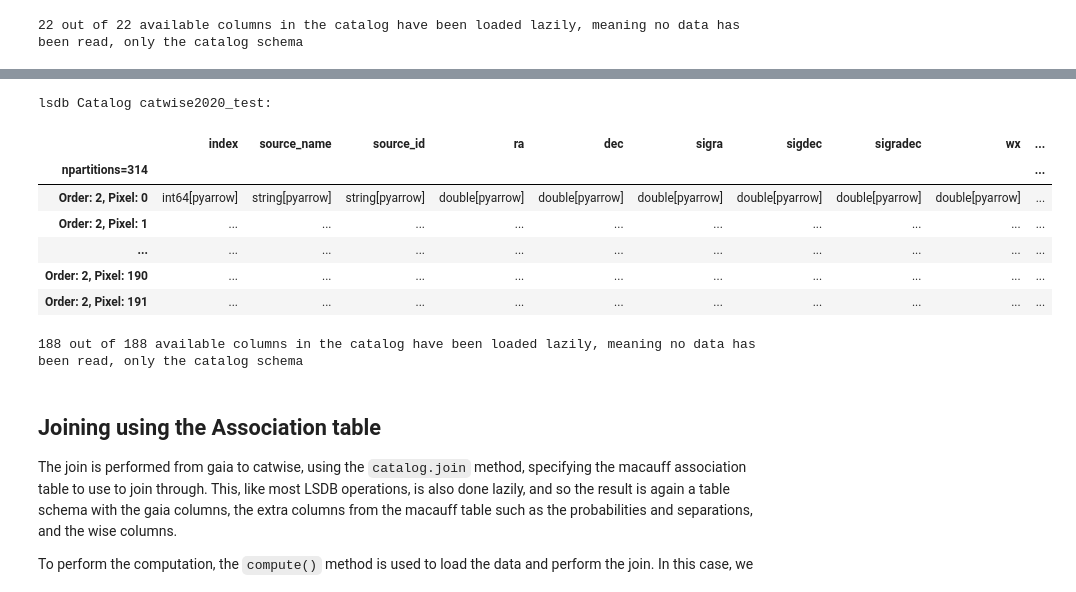
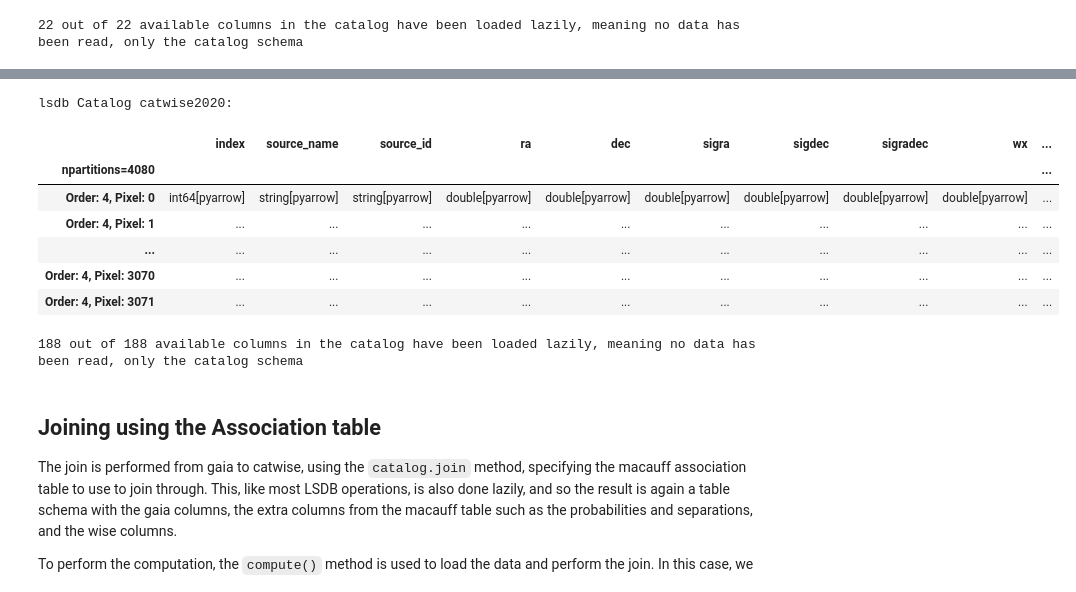
Before and after one commit to macauff/lsdb_macauff, a Jupyter notebook: nb/macauff_association.ipynb, the cells around one changed output, grey strips where cells are left out. Drawn from its saved outputs; the diff is of its cells as text; code cells hidden in the pictures.

```diff
--- a/nb/macauff_association.ipynb
+++ b/nb/macauff_association.ipynb
@@ -54,15 +54,15 @@ lsdb Catalog gaia:
 # %%
-catwise = lsdb.open_catalog("/epyc/data3/hats/tmp/catwise/catwise2020_test")
+catwise = lsdb.open_catalog("/epyc/data3/hats/tmp/catwise/catwise2020")
 catwise
 # %% [output]
-lsdb Catalog catwise2020_test:
+lsdb Catalog catwise2020:
 |  | index | source_name | source_id | ra | dec | sigra | sigdec | sigradec | wx | ... |
-| npartitions=314 |  |  |  |  |  |  |  |  |  | ... |
-| Order: 2, Pixel: 0 | int64[pyarrow] | string[pyarrow] | string[pyarrow] | double[pyarrow] | double[pyarrow] | double[pyarrow] | double[pyarrow] | double[pyarrow] | double[pyarrow] | ... |
-| Order: 2, Pixel: 1 | ... | ... | ... | ... | ... | ... | ... | ... | ... | ... |
+| npartitions=4080 |  |  |  |  |  |  |  |  |  | ... |
+| Order: 4, Pixel: 0 | int64[pyarrow] | string[pyarrow] | string[pyarrow] | double[pyarrow] | double[pyarrow] | double[pyarrow] | double[pyarrow] | double[pyarrow] | double[pyarrow] | ... |
+| Order: 4, Pixel: 1 | ... | ... | ... | ... | ... | ... | ... | ... | ... | ... |
 | ... | ... | ... | ... | ... | ... | ... | ... | ... | ... | ... |
-| Order: 2, Pixel: 190 | ... | ... | ... | ... | ... | ... | ... | ... | ... | ... |
-| Order: 2, Pixel: 191 | ... | ... | ... | ... | ... | ... | ... | ... | ... | ... |
+| Order: 4, Pixel: 3070 | ... | ... | ... | ... | ... | ... | ... | ... | ... | ... |
+| Order: 4, Pixel: 3071 | ... | ... | ... | ... | ... | ... | ... | ... | ... | ... |
 188 out of 188 available columns in the catalog have been loaded lazily, meaning no data has been read, only the catalog schema
 # %% [markdown]
 ## Joining using the Association table
```
Also changed, not shown: parts of 5 cells of this notebook, 1 other file.
